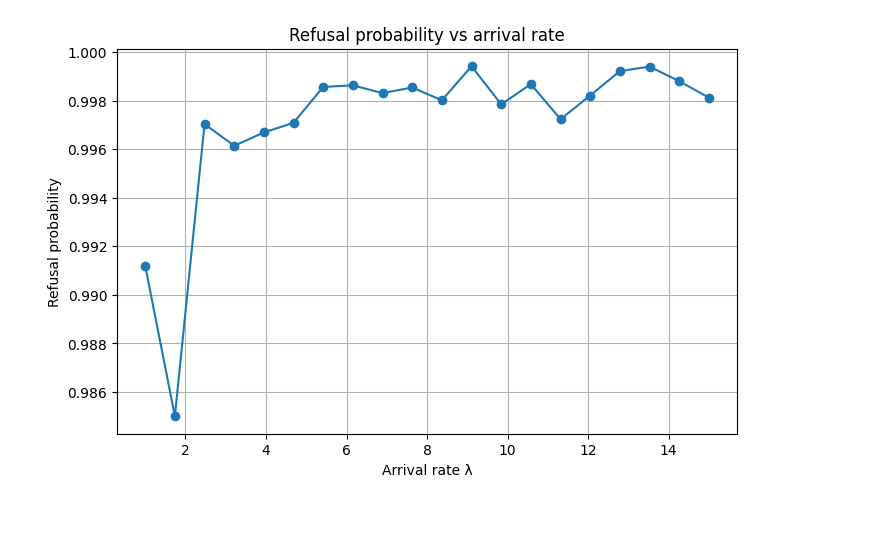
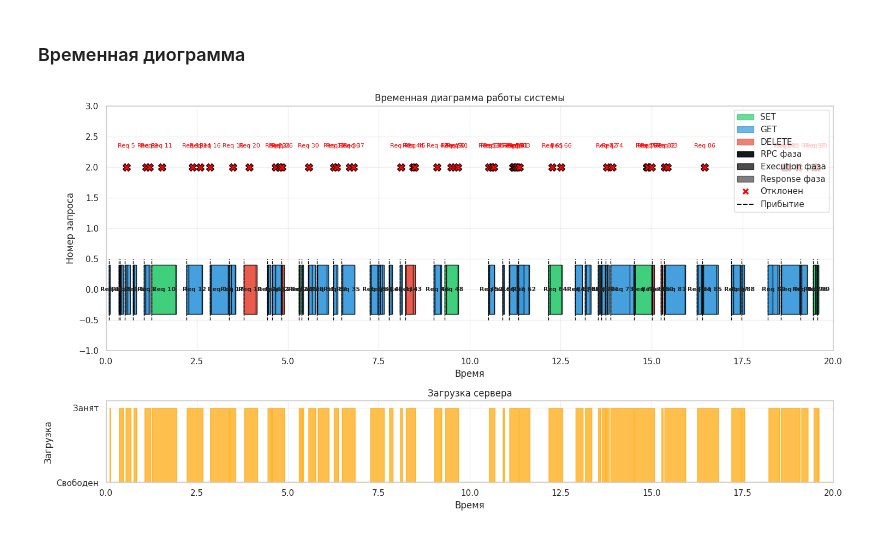
Before and after one commit to Claucdan/Queuing-Theory-ITMO-2026, a Jupyter notebook: labs/lab-1/lab1_experiments.ipynb, the cells around one changed output. Saved outputs shown, nothing was run; the diff lists cells and outputs as text; code cells hidden in the pictures.

```diff
--- a/labs/lab-1/lab1_experiments.ipynb
+++ b/labs/lab-1/lab1_experiments.ipynb
@@ -143,13 +167,0 @@ Utilization: 1.0043056675342001
-# %%
-avg_times = {}
-
-for cmd in command_types:
-    data = result["command_stats"][cmd]
-
-    if len(data) > 0:
-        avg_times[cmd] = np.mean(data)
-    else:
-        avg_times[cmd] = 0
-
-df = pd.DataFrame.from_dict(avg_times, orient="index", columns=["Avg execution time"])
-df
@@ -176,24 +350,2 @@ plt.show()
-# %%
-lambdas = np.linspace(1, 15, 20)
-
-refusal_probs = []
-
-for l in lambdas:
-
-    r = simulate_system(l, mu_rpc, mu_resp, T, n)
-
-    refusal_probs.append(r["refusal_probability"])
-# %%
-plt.figure(figsize=(8,5))
-
-plt.plot(lambdas, refusal_probs, marker="o")
-
-plt.title("Refusal probability vs arrival rate")
-plt.xlabel("Arrival rate λ")
-plt.ylabel("Refusal probability")
-
-plt.grid()
-
-plt.show()
-# %% [output]
-[figure, removed]
+# %% [markdown]
+### Временная диограмма
@@ -199,0 +472,12 @@ plt.show()
+# %%
+timeline_result = simulate_system(
+    lam=5,
+    mu_rpc=30,
+    mu_resp=40,
+    T=20,
+    n=1000
+)
+
+plot_timeline(timeline_result, T=20)
+# %% [output]
+[figure, added]
```
Also changed, not shown: parts of 29 cells of this notebook, 7 other files.
